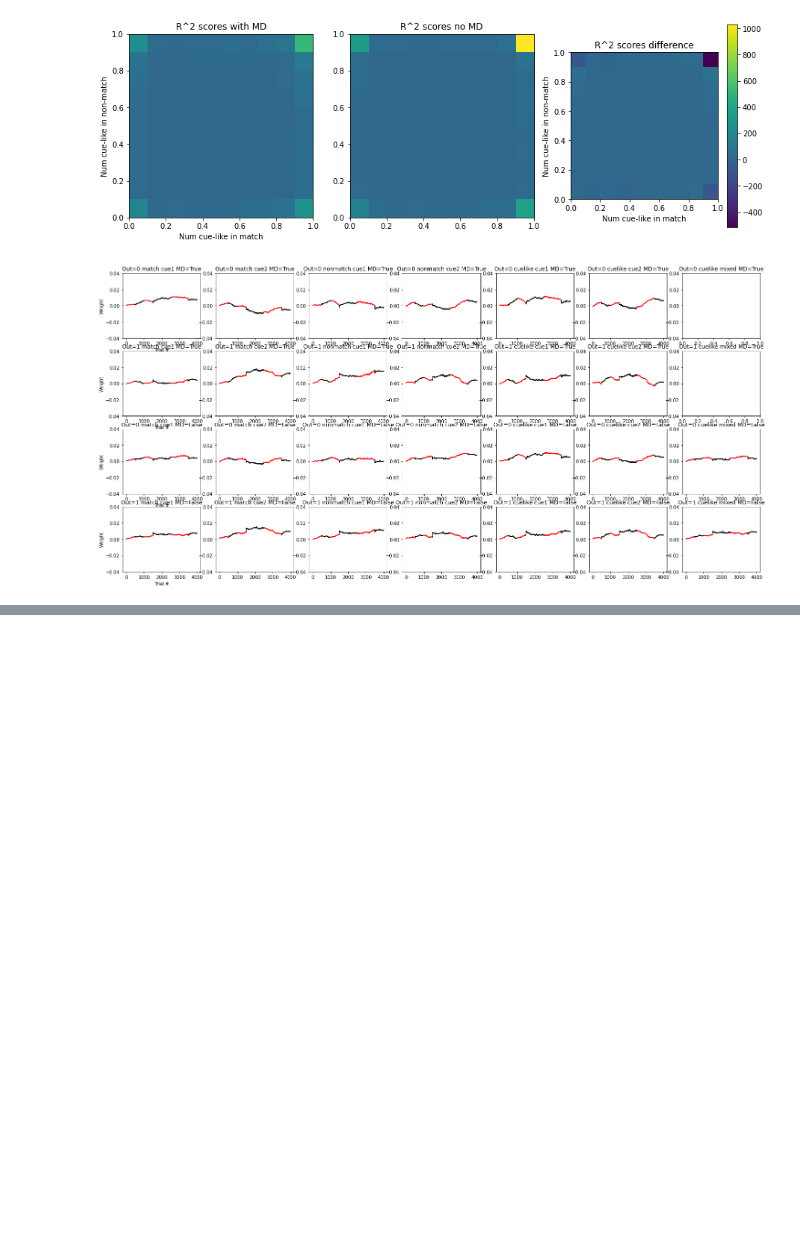
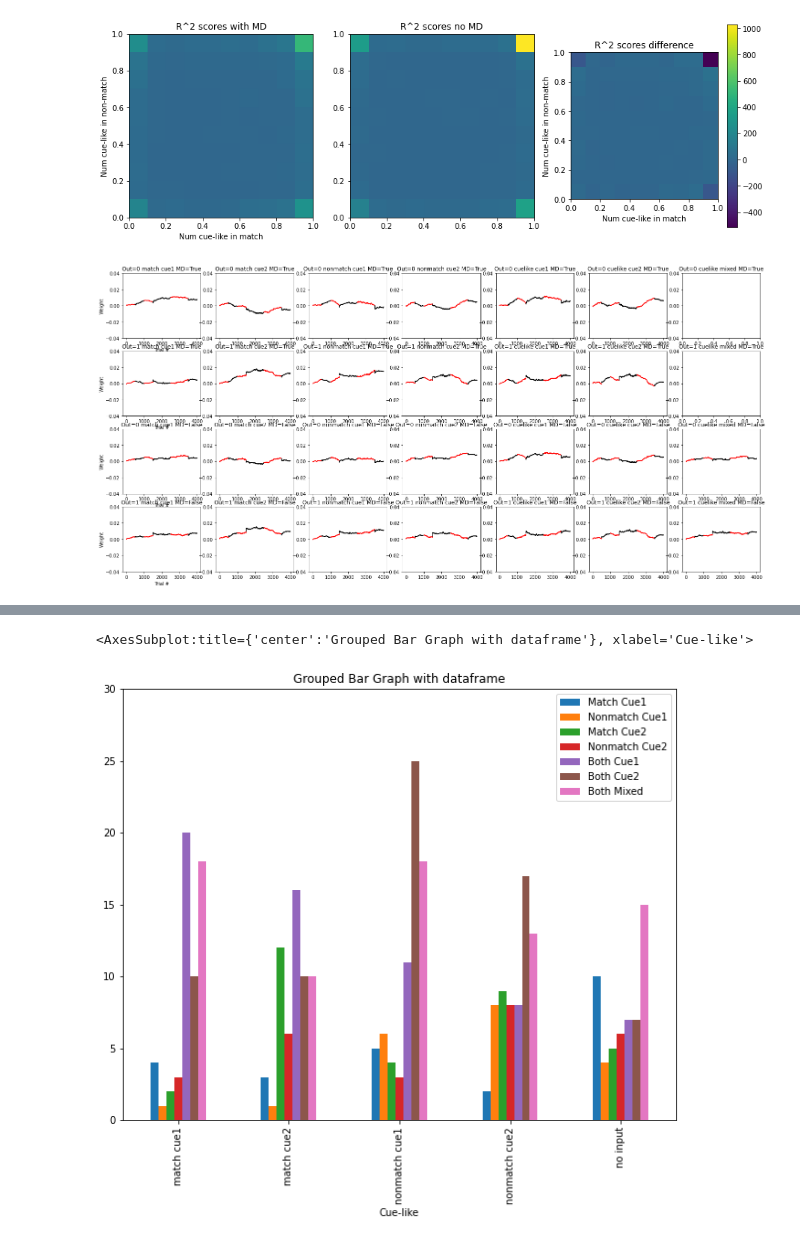
Before and after one commit to hummosa/PFC_MD_weights_stability, a Jupyter notebook: sabrina-analysis/input-like-by-context.ipynb, the cells around one changed output, grey strips where cells are left out. Drawn from its saved outputs; the diff is of its cells as text; code cells hidden in the pictures; blank space fills up the shorter version.

Commit message:
Exploring how input routing influences cue-like representations

```diff
--- a/sabrina-analysis/input-like-by-context.ipynb
+++ b/sabrina-analysis/input-like-by-context.ipynb
@@ -921,0 +1038,71 @@ def moving_average(X, w):
+# %%
+import pandas as pd
+from operator import add
+
+def get_plot_group(neuron_idx):
+    R = [0, 0, 0, 0, 0, 0, 0]
+
+    run_num = 2
+    R[0] = match_cue1_neurons[run_num].tolist().count(neuron_idx)
+    R[1] = match_cue2_neurons[run_num].tolist().count(neuron_idx)
+    R[2] = nonmatch_cue1_neurons[run_num].tolist().count(neuron_idx)
+    R[3] = nonmatch_cue2_neurons[run_num].tolist().count(neuron_idx)
+    R[4] = cuelike_cue1_neurons[run_num].tolist().count(neuron_idx)
+    R[5] = cuelike_cue2_neurons[run_num].tolist().count(neuron_idx)
+    R[6] = cuelike_mixed_neurons[run_num].tolist().count(neuron_idx)
+
+    return R
+
+def get_plot_group_noMD(neuron_idx):
+    R = [0, 0, 0, 0, 0, 0, 0]
+
+    run_num = 2
+    R[0] = match_cue1_neurons_noMD[run_num].tolist().count(neuron_idx)
+    R[1] = match_cue2_neurons_noMD[run_num].tolist().count(neuron_idx)
+    R[2] = nonmatch_cue1_neurons_noMD[run_num].tolist().count(neuron_idx)
+    R[3] = nonmatch_cue2_neurons_noMD[run_num].tolist().count(neuron_idx)
+    R[4] = cuelike_cue1_neurons_noMD[run_num].tolist().count(neuron_idx)
+    R[5] = cuelike_cue2_neurons_noMD[run_num].tolist().count(neuron_idx)
+    R[6] = cuelike_mixed_neurons_noMD[run_num].tolist().count(neuron_idx)
+
+    return R
+
+
+def get_plot_data(min_neuron_idx, max_neuron_idx):
+    D = [0, 0, 0, 0, 0, 0, 0]
+    for neuron_idx in range(min_neuron_idx, max_neuron_idx):
+        group = get_plot_group(neuron_idx)
+        D = list(map(add, D, group))
+    return D
+
+def get_plot_data_noMD(min_neuron_idx, max_neuron_idx):
+    D = [0, 0, 0, 0, 0, 0, 0]
+    for neuron_idx in range(min_neuron_idx, max_neuron_idx):
+        group = get_plot_group_noMD(neuron_idx)
+        D = list(map(add, D, group))
+    return D
+
+
+# D_0_100 = ["match cue1"] + get_plot_data(0,100)
+# D_100_200 = ["match cue2"] + get_plot_data(100,200)
+# D_200_300 = ["nonmatch cue1"] + get_plot_data(200,300)
+# D_300_400 = ["nonmatch cue2"] + get_plot_data(300,400)
+# D_400_500 = ["no input"] + get_plot_data(400,500)
+
+D_0_100 = ["match cue1"] + get_plot_data_noMD(0,100)
+D_100_200 = ["match cue2"] + get_plot_data_noMD(100,200)
+D_200_300 = ["nonmatch cue1"] + get_plot_data_noMD(200,300)
+D_300_400 = ["nonmatch cue2"] + get_plot_data_noMD(300,400)
+D_400_500 = ["no input"] + get_plot_data_noMD(400,500)
+
+df = pd.DataFrame([D_0_100, D_100_200, D_200_300, D_300_400, D_400_500],
+                  columns=['Cue-like', 'Match Cue1', 'Nonmatch Cue1', 'Match Cue2', 'Nonmatch Cue2', 'Both Cue1', 'Both Cue2', 'Both Mixed'])
+df.plot(figsize=(10,8),
+        x='Cue-like',
+        kind='bar',
+        stacked=False,
+        title='Grouped Bar Graph with dataframe',
+        ylim=(0,30))
+# %% [output]
+<AxesSubplot:title={'center':'Grouped Bar Graph with dataframe'}, xlabel='Cue-like'>
+[figure, added]
```
Also changed, not shown: parts of 5 cells of this notebook.
